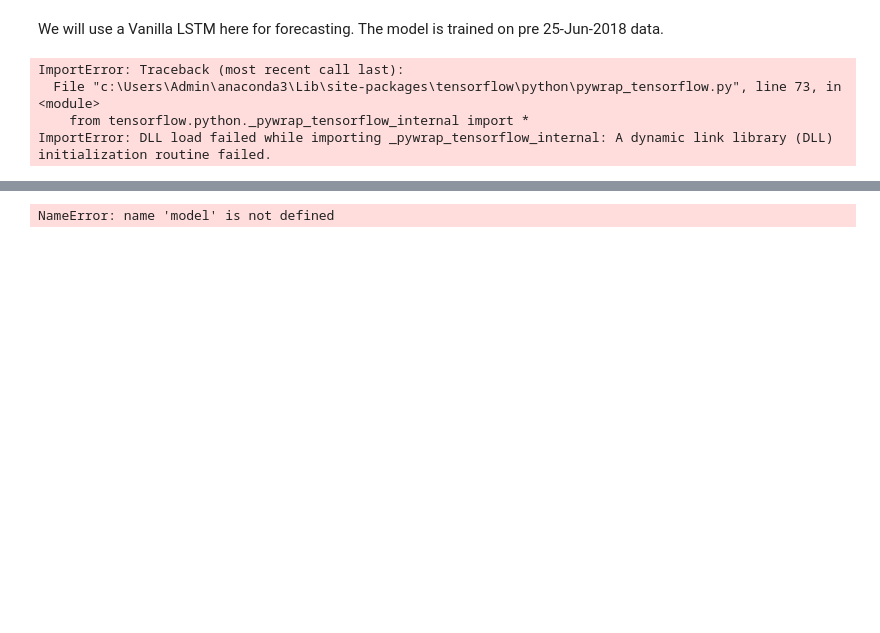
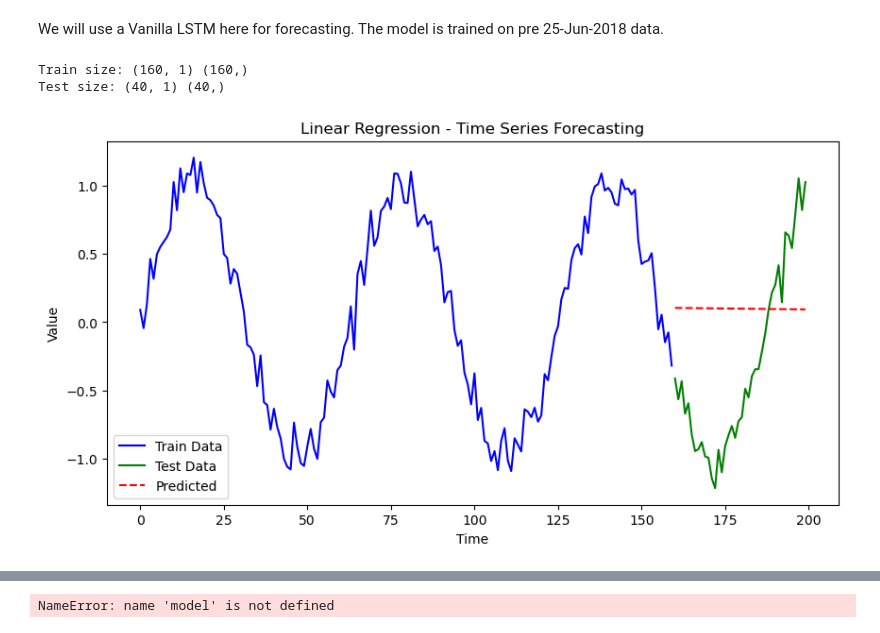
Before and after one commit to DucNhat03/data-analysis-course-II, a Jupyter notebook: TH_Day4/NguyenDucNhat_21059221.ipynb, the cells around one changed output, grey strips where cells are left out. Drawn from its saved outputs; the diff is of its cells as text; code cells hidden in the pictures; blank space fills up the shorter version.

```diff
--- a/TH_Day4/NguyenDucNhat_21059221.ipynb
+++ b/TH_Day4/NguyenDucNhat_21059221.ipynb
@@ -541,28 +535,3 @@ _ = data_test \
 Biểu đồ cung cấp cái nhìn rõ ràng về xu hướng giá Bitcoin và cách tập dữ liệu được phân tách. Việc thêm các yếu tố trực quan có thể giúp đánh giá mô hình dự đoán tốt hơn.
 # %% [markdown]
 We will use a Vanilla LSTM here for forecasting. The model is trained on pre 25-Jun-2018 data.
-# %%
-from keras.models import Sequential
-from keras.layers import Dense, LSTM, Dropout
-import numpy as np
-
-# Kiểm tra lại dữ liệu đầu vào
-X_train = np.reshape(X_train, (len(X_train), 1, 1))
-y_train = np.reshape(y_train, (len(y_train), 1))
-
-# Khởi tạo mô hình
-model = Sequential()
-model.add(LSTM(128, activation="sigmoid", input_shape=(1,1)))
-model.add(Dropout(0.2))
-model.add(Dense(1))
-
-# Biên dịch mô hình
-model.compile(loss='mean_squared_error', optimizer='adam')
-
-# Huấn luyện mô hình
-model.fit(X_train, y_train, epochs=100, batch_size=50, verbose=2)
-# %% [output]
-ImportError: Traceback (most recent call last):
-  File "c:\Users\Admin\anaconda3\Lib\site-packages\tensorflow\python\pywrap_tensorflow.py", line 73, in <module>
-    from tensorflow.python._pywrap_tensorflow_internal import *
-ImportError: DLL load failed while importing _pywrap_tensorflow_internal: A dynamic link library (DLL) initialization routine failed.
@@ -568,0 +578,52 @@ ImportError: DLL load failed while importing _pywrap_tensorflow_internal: A dyna
+# %%
+import numpy as np
+import pandas as pd
+import matplotlib.pyplot as plt
+from sklearn.linear_model import LinearRegression
+
+# Tạo dữ liệu chuỗi thời gian
+df = pd.DataFrame({
+    'time': pd.date_range(start='1/1/2022', periods=200),
+    'value': np.sin(np.linspace(0, 20, 200)) + np.random.normal(0, 0.1, 200)  # Sóng sin + nhiễu
+})
+
+# Chuyển dữ liệu về dạng số
+df['time'] = np.arange(len(df))  # Biến thời gian là số nguyên
+
+# Chia dữ liệu thành train-test
+train_size = int(0.8 * len(df))
+df_train = df.iloc[:train_size]
+df_test = df.iloc[train_size:]
+
+# Chuyển dữ liệu thành NumPy array
+X_train = df_train['time'].values.reshape(-1, 1)
+y_train = df_train['value'].values
+X_test = df_test['time'].values.reshape(-1, 1)
+y_test = df_test['value'].values
+
+# Kiểm tra dữ liệu
+print("Train size:", X_train.shape, y_train.shape)
+print("Test size:", X_test.shape, y_test.shape)
+# %% [output]
+Train size: (160, 1) (160,)
+Test size: (40, 1) (40,)
+# %%
+# Khởi tạo mô hình hồi quy tuyến tính
+model = LinearRegression()
+model.fit(X_train, y_train)
+
+# Dự báo trên tập test
+y_pred = model.predict(X_test)
+
+# Vẽ đồ thị
+plt.figure(figsize=(10,5))
+plt.plot(df_train['time'], df_train['value'], label='Train Data', color='blue')
+plt.plot(df_test['time'], df_test['value'], label='Test Data', color='green')
+plt.plot(df_test['time'], y_pred, label='Predicted', color='red', linestyle='dashed')
+plt.legend()
+plt.title("Linear Regression - Time Series Forecasting")
+plt.xlabel("Time")
+plt.ylabel("Value")
+plt.show()
+# %% [output]
+[figure, added]
```
Also changed, not shown: parts of 6 cells of this notebook, 7 other files.
